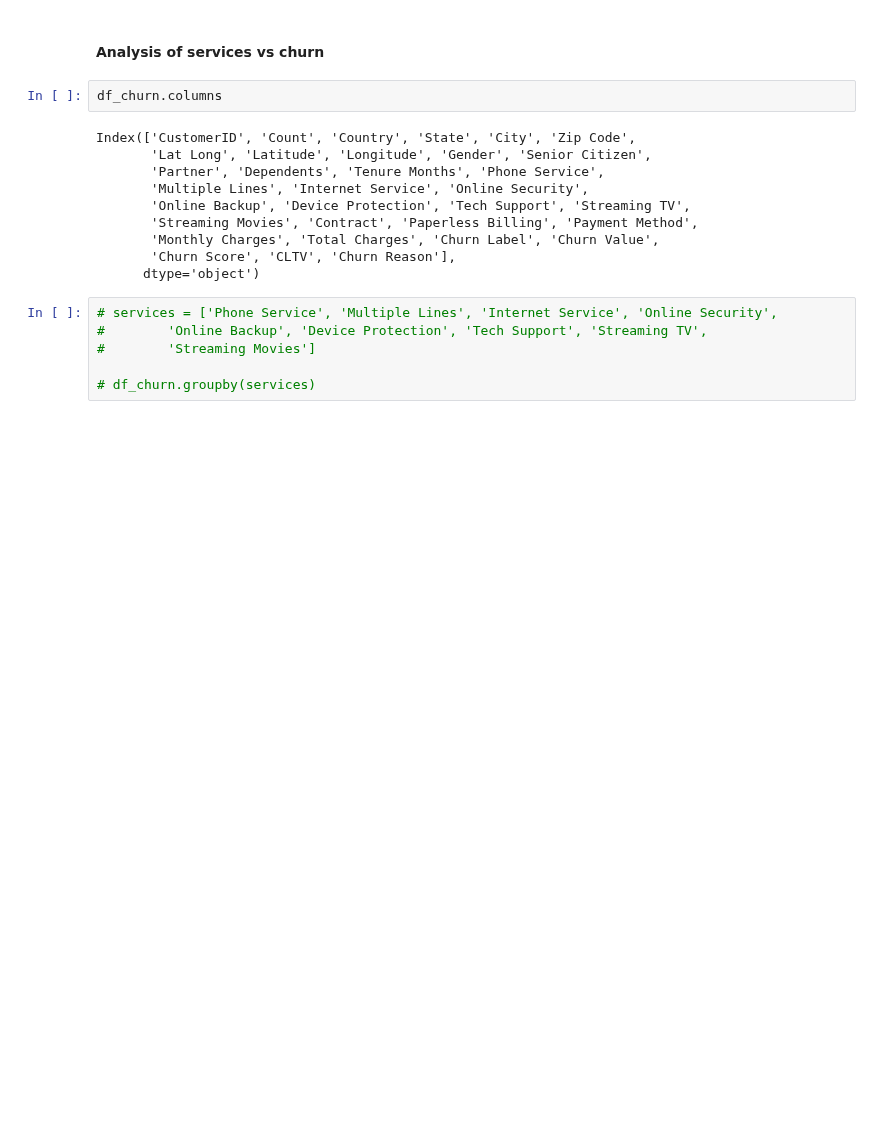
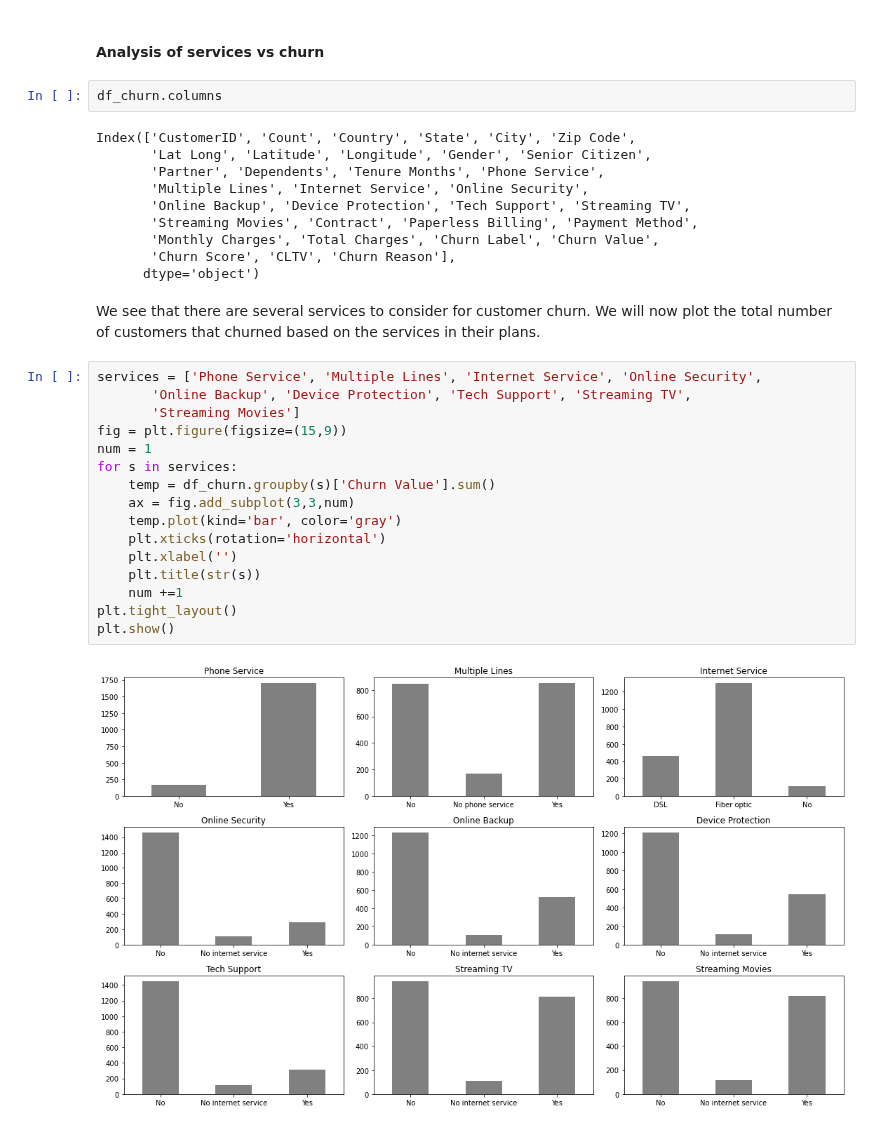
Before and after one commit to dvanheeswijk/Springboard, a Jupyter notebook: Capstone_3/Capstone 3 - EDA.ipynb, the cells around one changed output. Drawn from its saved outputs; the diff is of its cells as text; blank space fills up the shorter version.

```diff
--- a/Capstone_3/Capstone 3 - EDA.ipynb
+++ b/Capstone_3/Capstone 3 - EDA.ipynb
@@ -129,9 +129,23 @@ Index(['CustomerID', 'Count', 'Country', 'State', 'City', 'Zip Code',
        'Monthly Charges', 'Total Charges', 'Churn Label', 'Churn Value',
        'Churn Score', 'CLTV', 'Churn Reason'],
       dtype='object')
-# %%
-# services = ['Phone Service', 'Multiple Lines', 'Internet Service', 'Online Security',
-#        'Online Backup', 'Device Protection', 'Tech Support', 'Streaming TV',
-#        'Streaming Movies']
-
-# df_churn.groupby(services)
+# %% [markdown]
+We see that there are several services to consider for customer churn. We will now plot the total number of customers that churned based on the services in their plans.
+# %%
+services = ['Phone Service', 'Multiple Lines', 'Internet Service', 'Online Security',
+       'Online Backup', 'Device Protection', 'Tech Support', 'Streaming TV',
+       'Streaming Movies']
+fig = plt.figure(figsize=(15,9))
+num = 1
+for s in services:
+    temp = df_churn.groupby(s)['Churn Value'].sum()
+    ax = fig.add_subplot(3,3,num)
+    temp.plot(kind='bar', color='gray')
+    plt.xticks(rotation='horizontal')
+    plt.xlabel('')
+    plt.title(str(s))
+    num +=1
+plt.tight_layout()
+plt.show()
+# %% [output]
+[figure, added]
```
Also changed, not shown: parts of 8 cells of this notebook.
